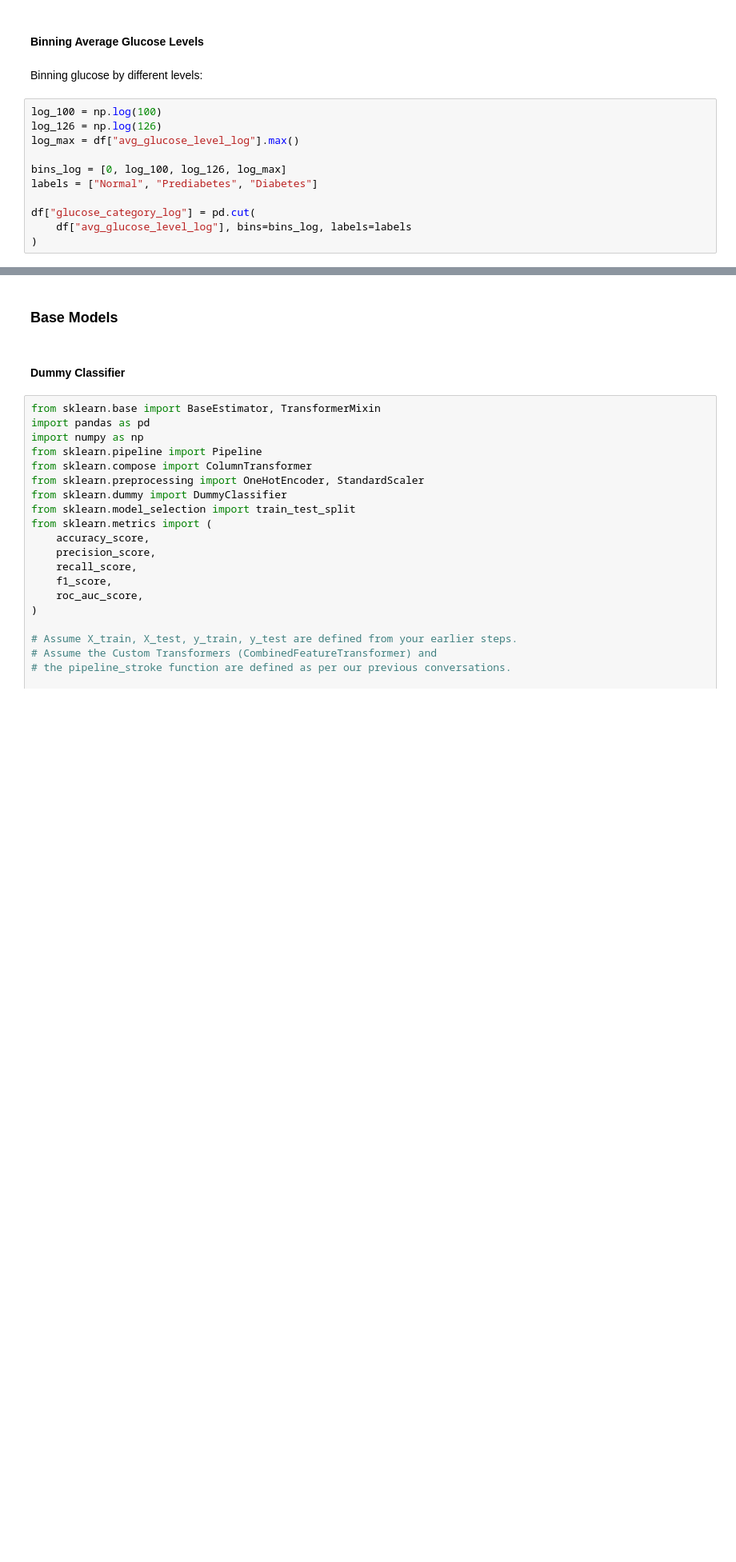
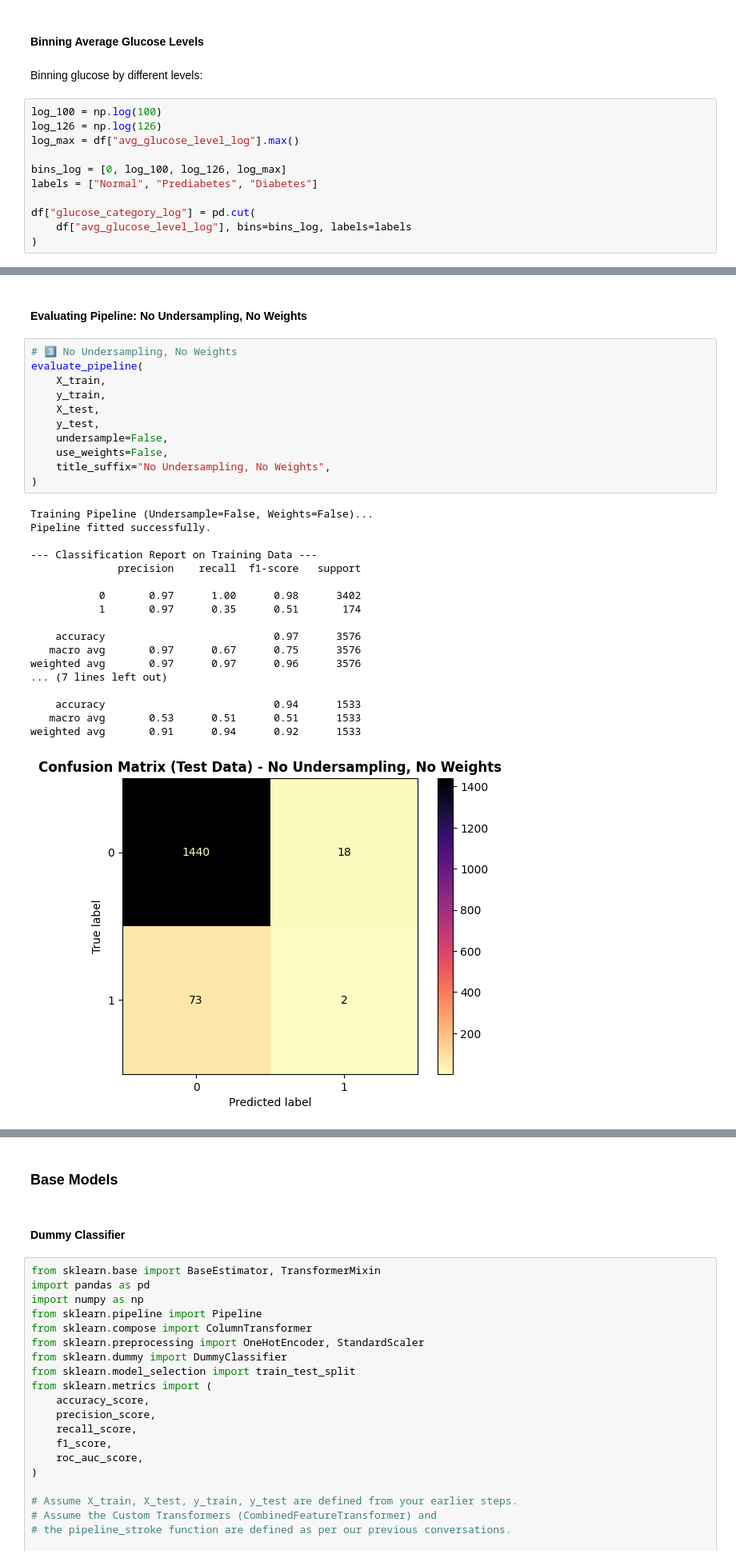
Before and after one commit to Duccard/stroke_risk_prediction, a Jupyter notebook: StrokeRiskPredictionModel.ipynb, the cells around one changed output, grey strips where cells are left out. Shown at 80% size. Cells and saved outputs as stored; diff of their text form; blank space fills up the shorter version.

```diff
--- a/StrokeRiskPredictionModel.ipynb
+++ b/StrokeRiskPredictionModel.ipynb
@@ -1584,0 +1659,32 @@ def pipeline_stroke(estimator):
+# %% [markdown]
+#### Evaluating Pipeline: No Undersampling, No Weights
+# %%
+# 3️⃣ No Undersampling, No Weights
+evaluate_pipeline(
+    X_train,
+    y_train,
+    X_test,
+    y_test,
+    undersample=False,
+    use_weights=False,
+    title_suffix="No Undersampling, No Weights",
+)
+# %% [output]
+Training Pipeline (Undersample=False, Weights=False)...
+Pipeline fitted successfully.
+
+--- Classification Report on Training Data ---
+              precision    recall  f1-score   support
+
+           0       0.97      1.00      0.98      3402
+           1       0.97      0.35      0.51       174
+
+    accuracy                           0.97      3576
+   macro avg       0.97      0.67      0.75      3576
+weighted avg       0.97      0.97      0.96      3576
+... (7 lines left out)
+
+    accuracy                           0.94      1533
+   macro avg       0.53      0.51      0.51      1533
+weighted avg       0.91      0.94      0.92      1533
+[figure, added]
```
Also changed, not shown: parts of 63 cells of this notebook.
